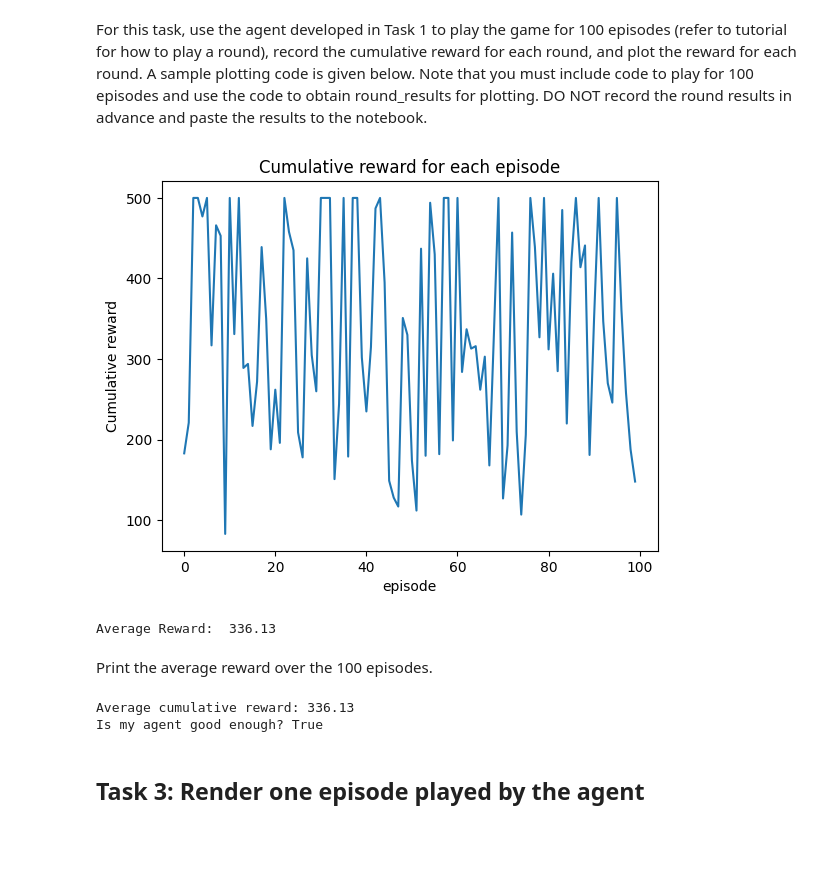
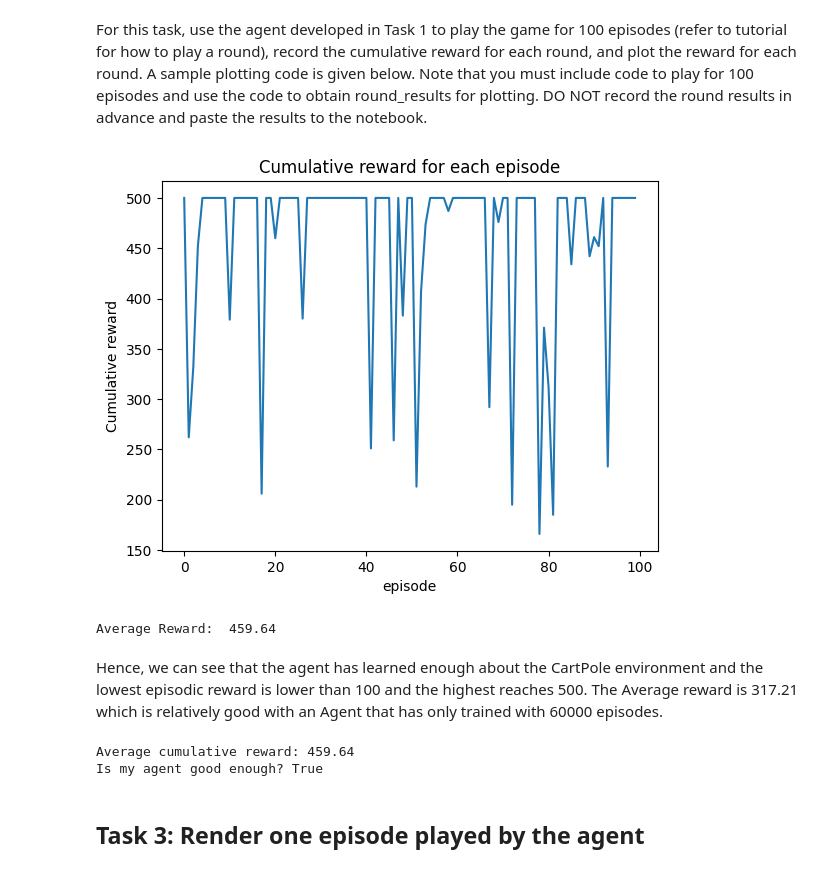
Before and after one commit to Cheokerinos/SC3000, a Jupyter notebook: cartpole.ipynb, the cells around one changed output. Drawn from its saved outputs; the diff is of its cells as text; code cells hidden in the pictures; blank space fills up the shorter version.

```diff
--- a/cartpole.ipynb
+++ b/cartpole.ipynb
@@ -117,7 +117,7 @@ An example of a naive agent is given below, which randomly chooses an action reg
 # %%
 alpha = 0.5
 gamma = 0.95
-episodes = 60000
+episodes = 100000
 max_reward = 500
 prior_reward = 0
 min_epsilon = 0.05
@@ -133,11 +133,11 @@ num_actions = env.action_space.n
 q_table = np.random.uniform(low=0, high=1, size=(Observation + [num_actions]))
 q_table.shape
 
-def discrete_state(state):
+def discrete_state(state): #Give the states discrete values instead of a continuous range of state values
     discrete_state = state/np_array_win_size+ np.array([15,10,1,10])
     return tuple(discrete_state.astype(int))
 
-def RL_policy_agent2(observation):
+def RL_policy_agent(observation):
     state = discrete_state(observation)
     if np.random.random() <epsilon:
       action = np.random.randint(0, env.action_space.n)
@@ -157,7 +157,7 @@ for episode in range(episodes+1):
   cumulative_reward = 0
   done = False
   while not done and cumulative_reward < max_reward:
-    action = RL_policy_agent2(observation)
+    action = RL_policy_agent(observation)
     next_observation, reward, done, _ = env.step(action)
 
     cumulative_reward += reward
@@ -198,7 +213,7 @@ episode:  60000 Mean Reward:  340.791
 For Task 1, we can show the observation and chosen action below:
 # %%
 observation = env.reset()
-action = RL_policy_agent2(observation)
+action = RL_policy_agent(observation)
 print("Observation:", observation)
 print("Chosen action:", action)
 # %% [output]
@@ -213,43 +228,43 @@ num_episodes = 100
 episode_results = []
 max_reward = 500
 
 for episode in range(num_episodes):
   observation = env.reset()
   cumulative_reward = 0
   done = False
   while not done and cumulative_reward < max_reward:
-    action = RL_policy_agent2(observation)
+    action = RL_policy_agent(observation)
     next_observation, reward, done, _ = env.step(action)
 
     cumulative_reward += reward
     q_learning(observation, action, reward, next_observation, done)
     observation = next_observation
 
   if epsilon>min_epsilon:
     if cumulative_reward > prior_reward and episode > 10000:
       epsilon = math.pow(epsilon_decay_value, episode - 10000)
 
 
   total_reward += cumulative_reward
   prior_reward = cumulative_reward
   episode_results.append(cumulative_reward)
 
 plt.plot(episode_results)
 plt.title('Cumulative reward for each episode')
 plt.ylabel('Cumulative reward')
 plt.xlabel('episode')
 plt.show()
 print("Average Reward: ", np.mean(episode_results))
 # %% [output]
-[figure, old version]
+[figure, new version]
-Average Reward:  336.13
+Average Reward:  459.64
-# %% [markdown]
-Print the average reward over the 100 episodes.
+# %% [markdown]
+Hence, we can see that the agent has learned enough about the CartPole environment and the lowest episodic reward is lower than 100 and the highest reaches 500. The Average reward is 317.21 which is relatively good with an Agent that has only trained with 60000 episodes.
 # %%
 print("Average cumulative reward:", np.mean(episode_results))
 print("Is my agent good enough?", np.mean(episode_results) > 195)
 # %% [output]
-Average cumulative reward: 336.13
+Average cumulative reward: 459.64
 Is my agent good enough? True
 # %% [markdown]
 ## Task 3: Render one episode played by the agent
```
Also changed, not shown: parts of 8 cells of this notebook.
